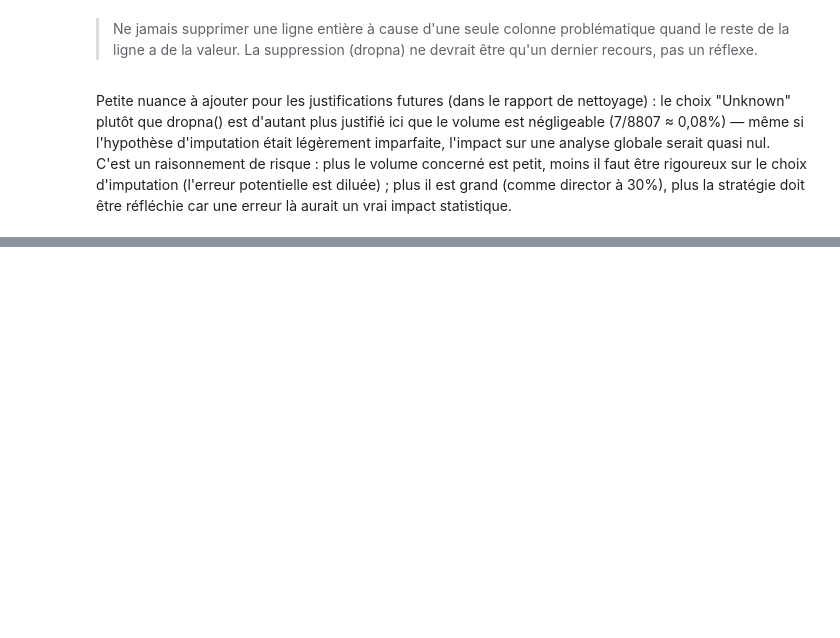
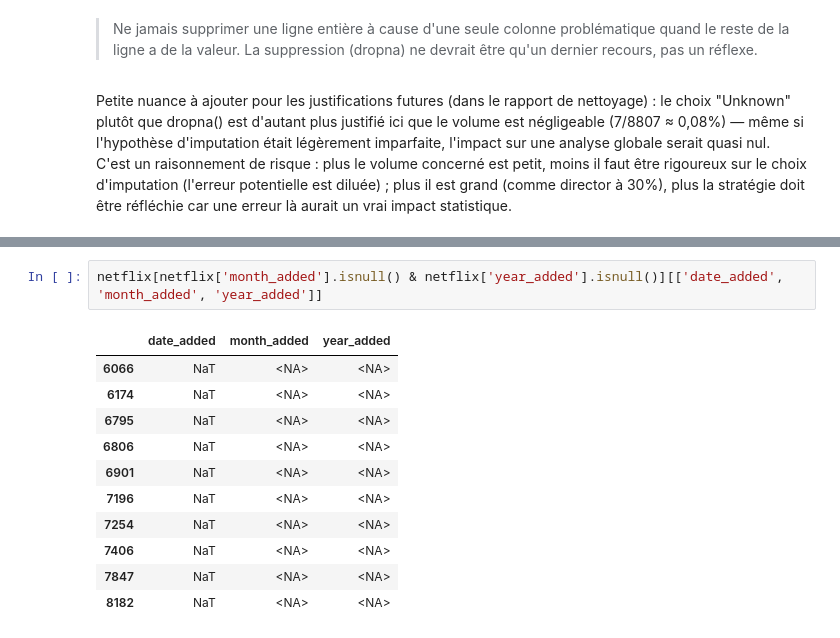
Before and after one commit to chris-nd/netflix-data-cleaning, a Jupyter notebook: notebooks/exploration.ipynb, the cells around one changed output, grey strips where cells are left out. Drawn from its saved outputs; the diff is of its cells as text; blank space fills up the shorter version.

```diff
--- a/notebooks/exploration.ipynb
+++ b/notebooks/exploration.ipynb
@@ -345,0 +483,14 @@ netflix[netflix['date_added'].isna()]
+# %%
+netflix[netflix['month_added'].isnull() & netflix['year_added'].isnull()][['date_added', 'month_added', 'year_added']]
+# %% [output]
+|  | date_added | month_added | year_added |
+| 6066 | NaT | <NA> | <NA> |
+| 6174 | NaT | <NA> | <NA> |
+| 6795 | NaT | <NA> | <NA> |
+| 6806 | NaT | <NA> | <NA> |
+| 6901 | NaT | <NA> | <NA> |
+| 7196 | NaT | <NA> | <NA> |
+| 7254 | NaT | <NA> | <NA> |
+| 7406 | NaT | <NA> | <NA> |
+| 7847 | NaT | <NA> | <NA> |
+| 8182 | NaT | <NA> | <NA> |
```
Also changed, not shown: parts of 28 cells of this notebook.
